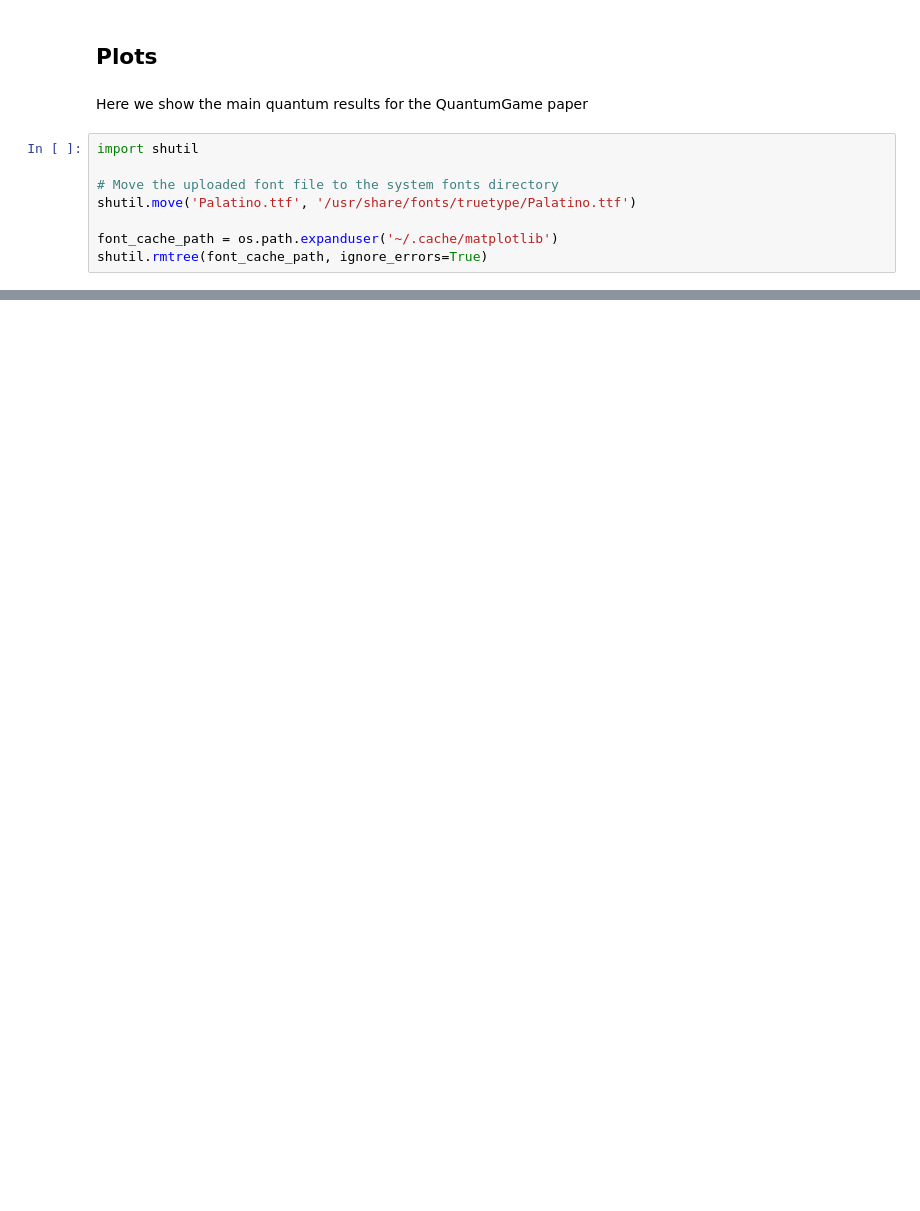
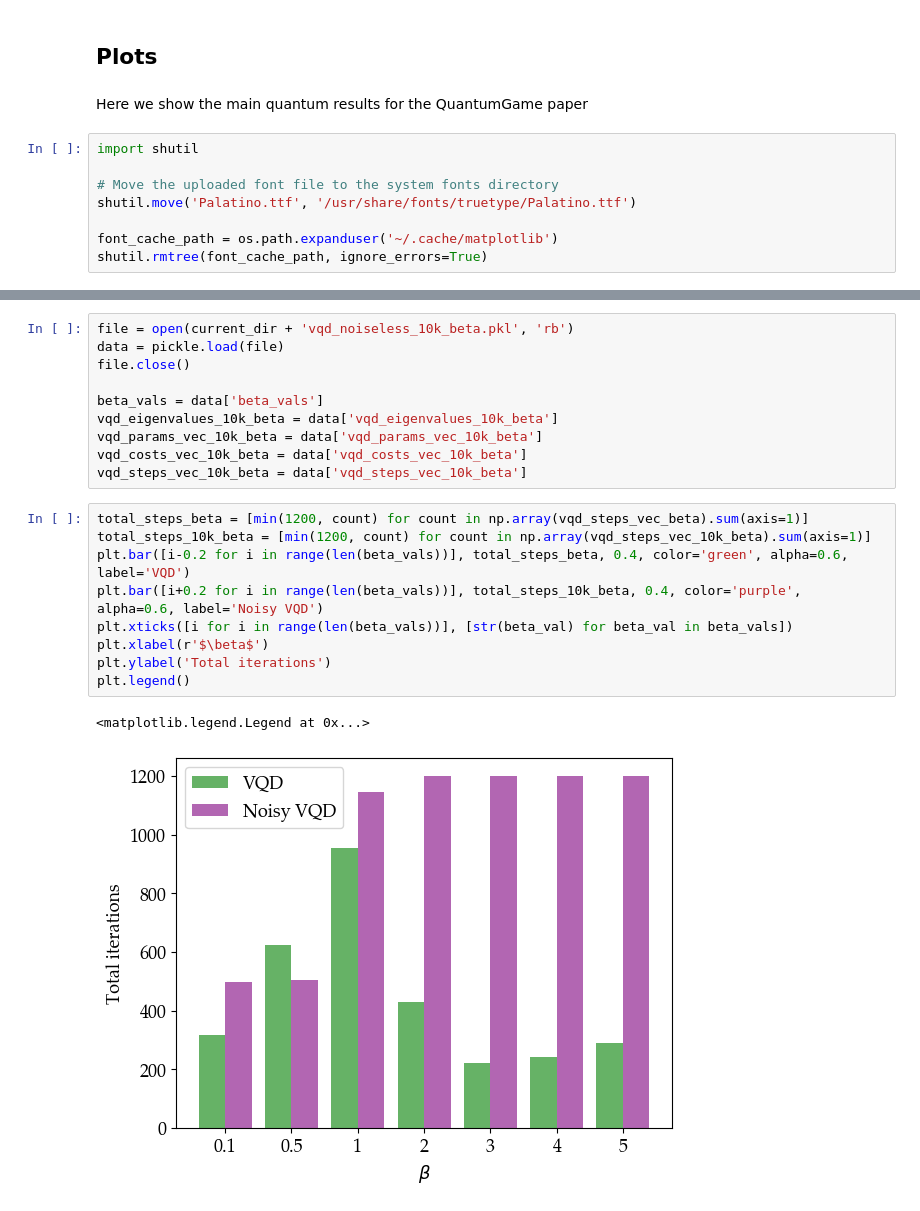
Before and after one commit to Raijeku/quantum-eigengame, a Jupyter notebook: EigenGame_quantum_experiments.ipynb, the cells around one changed output, grey strips where cells are left out. Saved outputs shown, nothing was run; the diff lists cells and outputs as text; blank space fills up the shorter version.

```diff
--- a/EigenGame_quantum_experiments.ipynb
+++ b/EigenGame_quantum_experiments.ipynb
@@ -1391,0 +1738,22 @@ plt.savefig(current_dir + 'quantumgame_vqd.png', bbox_inches='tight')
+# %%
+file = open(current_dir + 'vqd_noiseless_10k_beta.pkl', 'rb')
+data = pickle.load(file)
+file.close()
+
+beta_vals = data['beta_vals']
+vqd_eigenvalues_10k_beta = data['vqd_eigenvalues_10k_beta']
+vqd_params_vec_10k_beta = data['vqd_params_vec_10k_beta']
+vqd_costs_vec_10k_beta = data['vqd_costs_vec_10k_beta']
+vqd_steps_vec_10k_beta = data['vqd_steps_vec_10k_beta']
+# %%
+total_steps_beta = [min(1200, count) for count in np.array(vqd_steps_vec_beta).sum(axis=1)]
+total_steps_10k_beta = [min(1200, count) for count in np.array(vqd_steps_vec_10k_beta).sum(axis=1)]
+plt.bar([i-0.2 for i in range(len(beta_vals))], total_steps_beta, 0.4, color='green', alpha=0.6, label='VQD')
+plt.bar([i+0.2 for i in range(len(beta_vals))], total_steps_10k_beta, 0.4, color='purple', alpha=0.6, label='Noisy VQD')
+plt.xticks([i for i in range(len(beta_vals))], [str(beta_val) for beta_val in beta_vals])
+plt.xlabel(r'$\beta$')
+plt.ylabel('Total iterations')
+plt.legend()
+# %% [output]
+<matplotlib.legend.Legend at 0x...>
+[figure, added]
```
Also changed, not shown: parts of 23 cells of this notebook.
